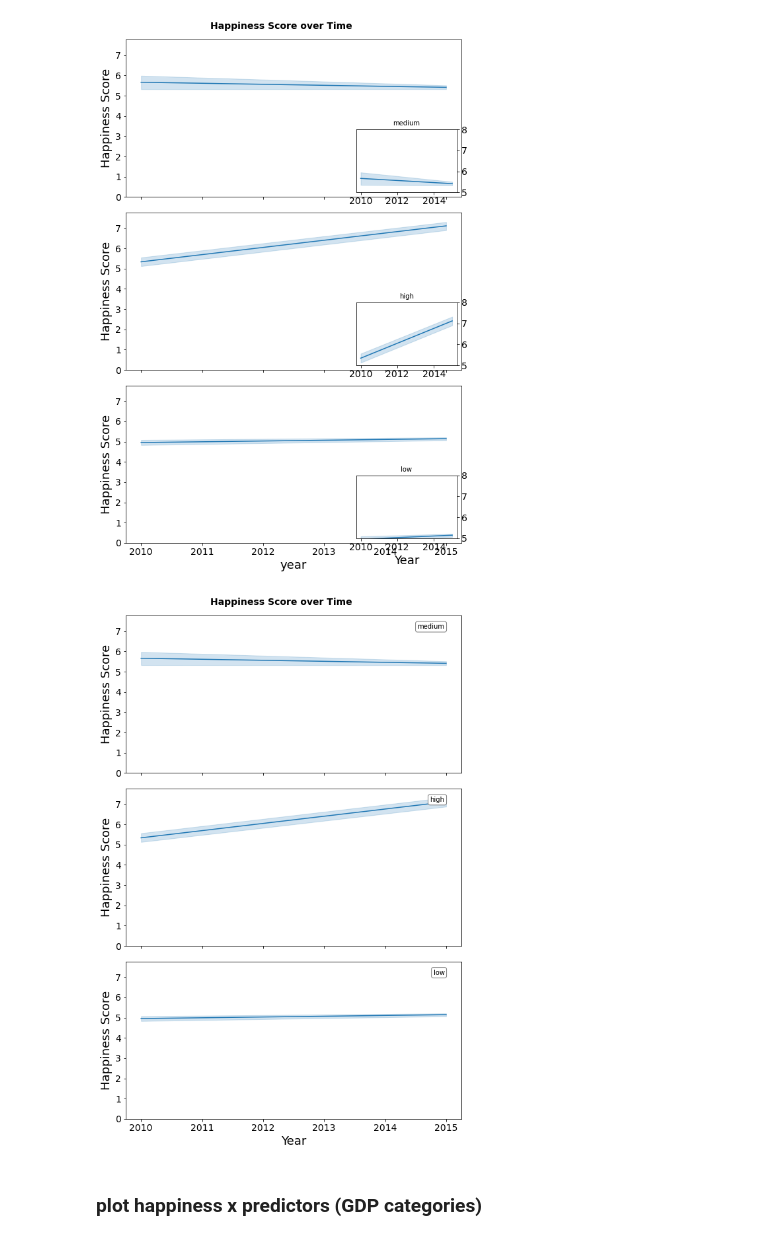
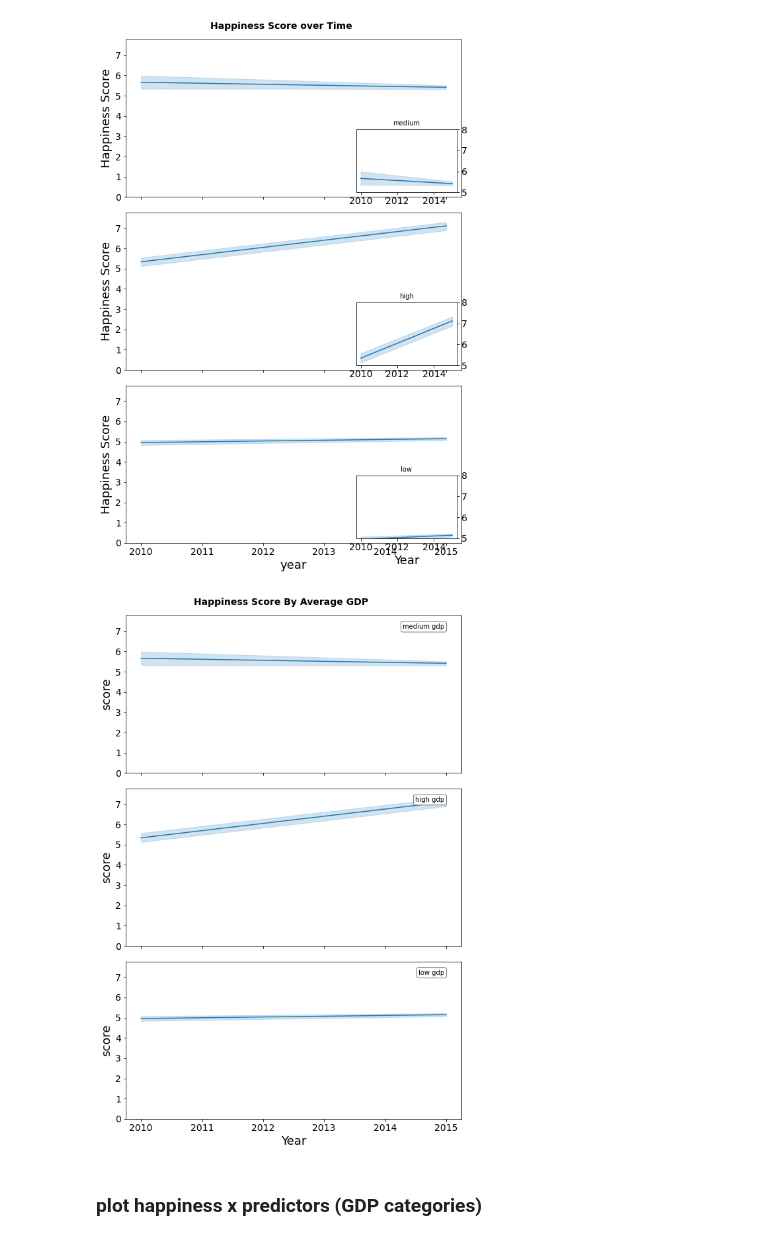
Before and after one commit to Dariokula/VisualizationProj23, a Jupyter notebook: all_datsets_26_08_Dario.ipynb, the cells around one changed output. Drawn from its saved outputs; the diff is of its cells as text; code cells hidden in the pictures.

```diff
--- a/all_datsets_26_08_Dario.ipynb
+++ b/all_datsets_26_08_Dario.ipynb
@@ -969,28 +989,28 @@ plt.show()
 # %%
 categories = all_dataframes_combined['gdp_categorical'].unique()
 num_categories = len(categories)
 fig, axs = plt.subplots(num_categories, 1, figsize=(8, 4*num_categories), sharex=True)
 
 max_happiness_score = all_dataframes_combined['happiness_score'].max()
 
 for i, category in enumerate(categories):
     df_filtered = all_dataframes_combined[all_dataframes_combined['gdp_categorical'] == category]
     df_filtered = df_filtered.dropna()
     sns.lineplot(data=df_filtered, x='year', y='happiness_score', ax=axs[i])
 
-    axs[i].set_ylabel('Happiness Score')
+    axs[i].set_ylabel('score')
     axs[i].set_title('')
 
-    axs[i].text(0.95, 0.95, category, transform=axs[i].transAxes, ha='right', va='top', fontsize=10, bbox=dict(facecolor='white', edgecolor='gray', boxstyle='round'))
+    axs[i].text(0.95, 0.95, f"{category} gdp", transform=axs[i].transAxes, ha='right', va='top', fontsize=10, bbox=dict(facecolor='white', edgecolor='gray', boxstyle='round'))
 
     axs[i].set_ylim(0, max_happiness_score)
 
 plt.xlabel('Year')
-fig.suptitle('Happiness Score over Time', fontsize=14, fontweight='bold')
+fig.suptitle('Happiness Score By Average GDP', fontsize=14, fontweight='bold')
 plt.tight_layout()
 plt.show()
 # %% [output]
-[figure, old version]
+[figure, new version]
 # %% [markdown]
 ### plot happiness x predictors (GDP categories)
 # %%
```
Also changed, not shown: parts of 21 cells of this notebook.
